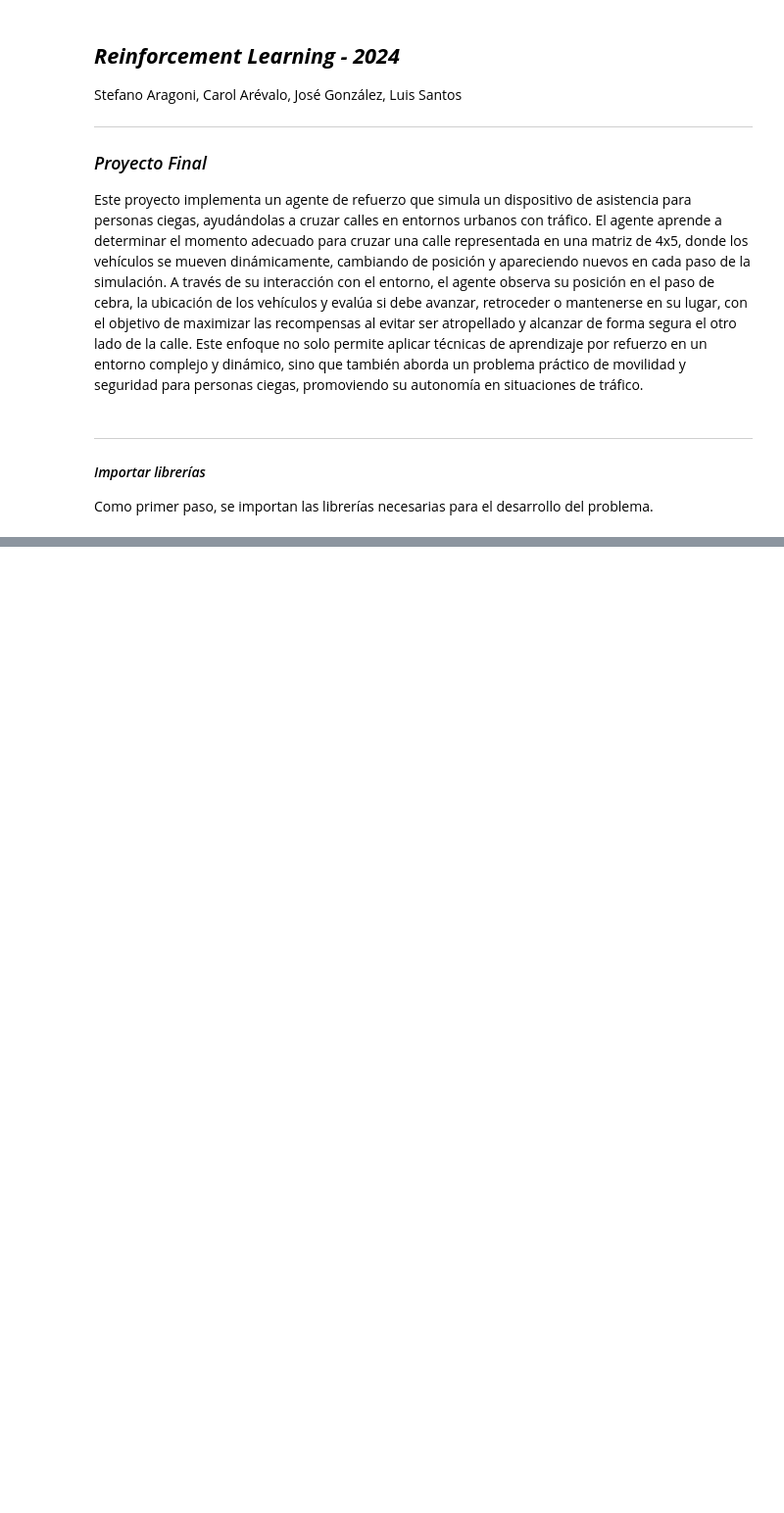
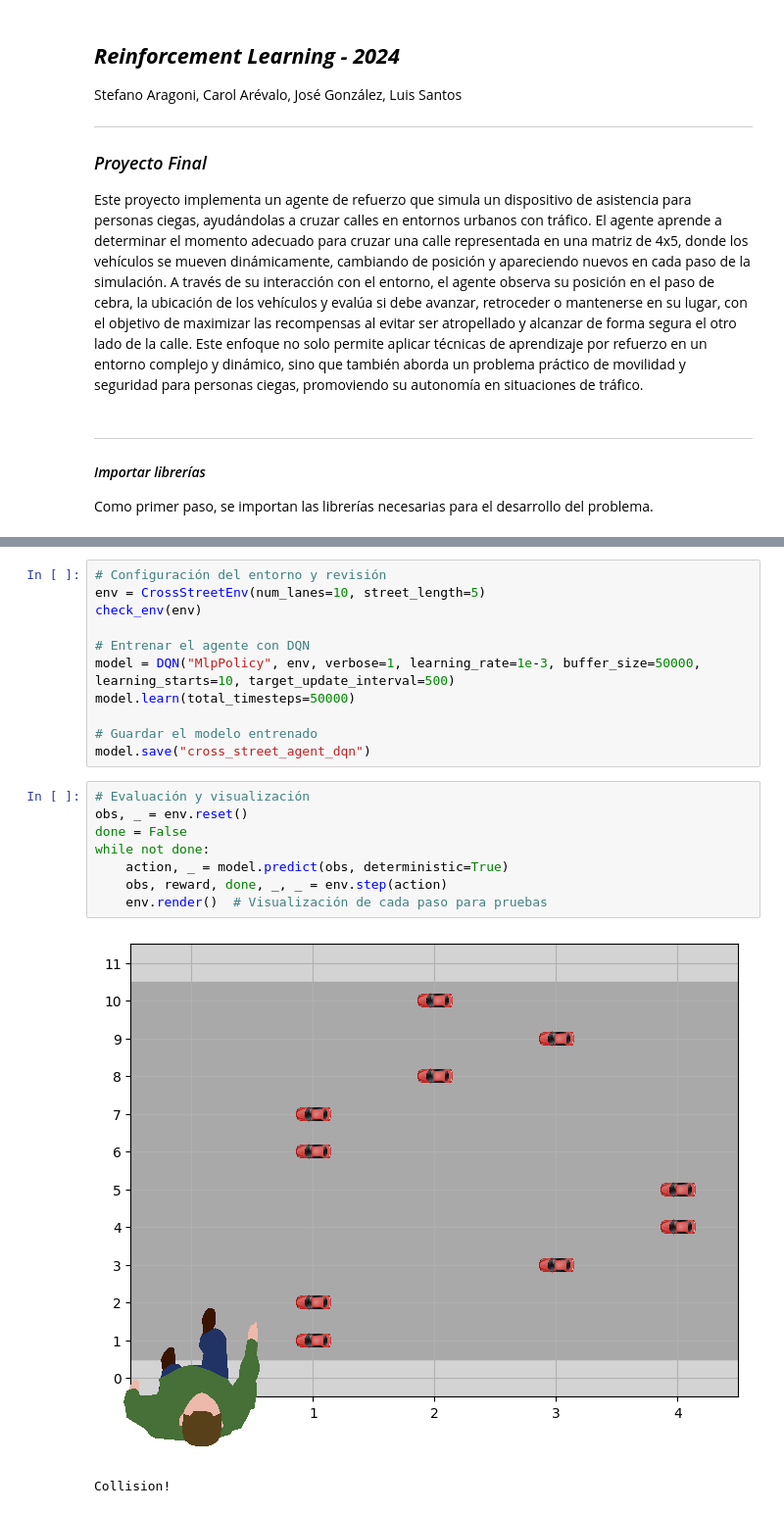
Before and after one commit to stefanoaragoni/RL-ProyectoFinal, a Jupyter notebook: proyecto.ipynb, the cells around one changed output, grey strips where cells are left out. Shown: that part at 98% size. Saved outputs shown, nothing was run; the diff lists cells and outputs as text; blank space fills up the shorter version.

```diff
--- a/proyecto.ipynb
+++ b/proyecto.ipynb
@@ -30,0 +160,22 @@ from matplotlib.animation import FuncAnimation
+# %%
+# Configuración del entorno y revisión
+env = CrossStreetEnv(num_lanes=10, street_length=5)
+check_env(env)
+
+# Entrenar el agente con DQN
+model = DQN("MlpPolicy", env, verbose=1, learning_rate=1e-3, buffer_size=50000, learning_starts=10, target_update_interval=500)
+model.learn(total_timesteps=50000)
+
+# Guardar el modelo entrenado
+model.save("cross_street_agent_dqn")
+# %%
+# Evaluación y visualización
+obs, _ = env.reset()
+done = False
+while not done:
+    action, _ = model.predict(obs, deterministic=True)
+    obs, reward, done, _, _ = env.step(action)
+    env.render()  # Visualización de cada paso para pruebas
+# %% [output]
+[figure, added]
+Collision!
```
Also changed, not shown: parts of 3 cells of this notebook, 3 other files.
